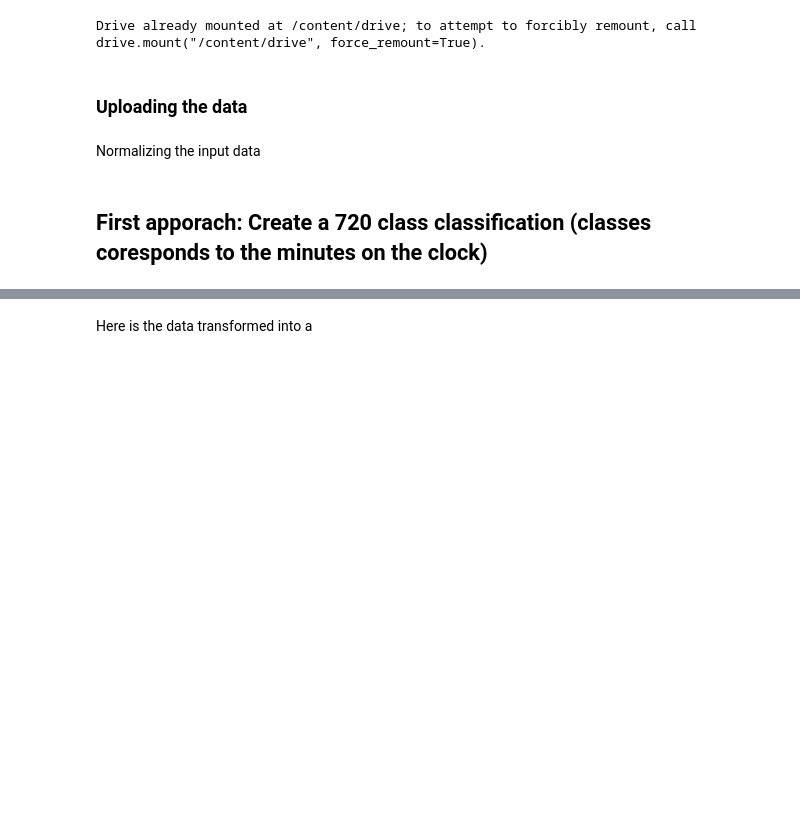
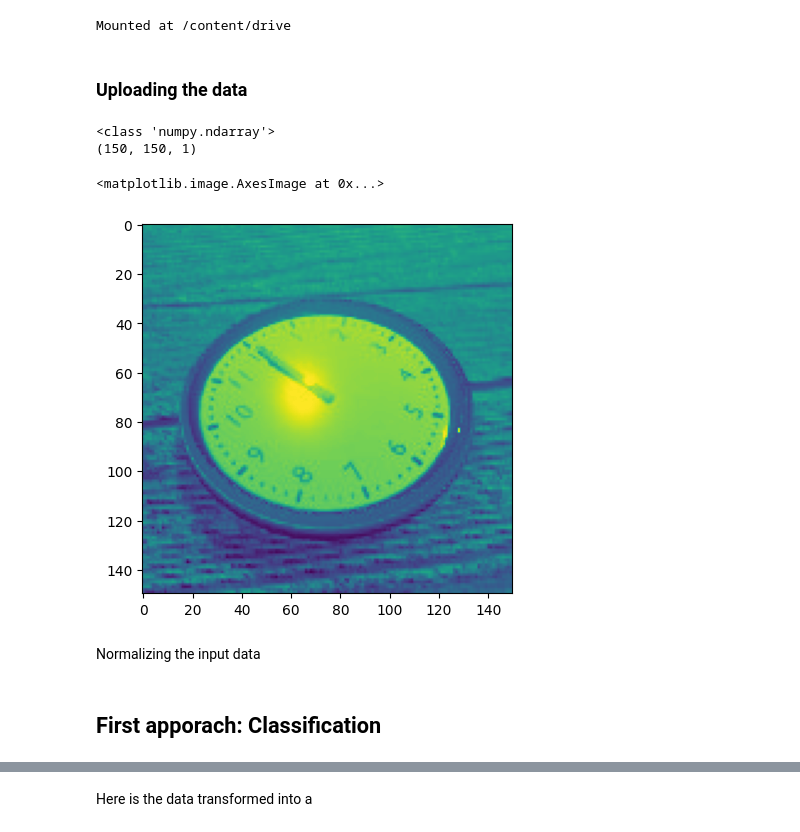
Before and after one commit to GrayMan124/Intro_to_Deep_learning, a Jupyter notebook: Assigment 1/Assignemt_1_task_2.ipynb, the cells around one changed output, grey strips where cells are left out. Drawn from its saved outputs; the diff is of its cells as text; code cells hidden in the pictures; blank space fills up the shorter version.

```diff
--- a/Assigment 1/Assignemt_1_task_2.ipynb
+++ b/Assigment 1/Assignemt_1_task_2.ipynb
@@ -9,5 +11,6 @@ import matplotlib.pyplot as plt
 # %%
-# from google.colab import drive
-# drive.mount('/content/drive')
+from google.colab import drive
+import pathlib
+drive.mount('/content/drive')
 # %% [output]
-Drive already mounted at /content/drive; to attempt to forcibly remount, call drive.mount("/content/drive", force_remount=True).
+Mounted at /content/drive
@@ -14,11 +23,20 @@ Drive already mounted at /content/drive; to attempt to forcibly remount, call dr
 # %% [markdown]
 ### Uploading the data
 # %%
-# df = np.load('drive/MyDrive/Intro_to_DP/images.npy')
-# labels = np.load('drive/MyDrive/Intro_to_DP/labels.npy')
+df = np.load('drive/MyDrive/Intro_to_DP/images.npy')
+labels = np.load('drive/MyDrive/Intro_to_DP/labels.npy')
-# %%
-df = np.load('data/images.npy')
-labels = np.load('data/labels.npy')
+# %%
+
+img = df[3]
+x = image.img_to_array(img)
+print(type(x))
+print(x.shape)
+plt.imshow(x)
+# %% [output]
+<class 'numpy.ndarray'>
+(150, 150, 1)
+<matplotlib.image.AxesImage at 0x...>
+[figure, added]
 # %% [markdown]
 Normalizing the input data
 # %%
@@ -30,2 +50,2 @@ data = np.array(output)
 # %% [markdown]
-## First apporach: Create a 720 class classification (classes coresponds to the minutes on the clock)
+## First apporach: Classification
```
Also changed, not shown: parts of 88 cells of this notebook, 3 other files.
